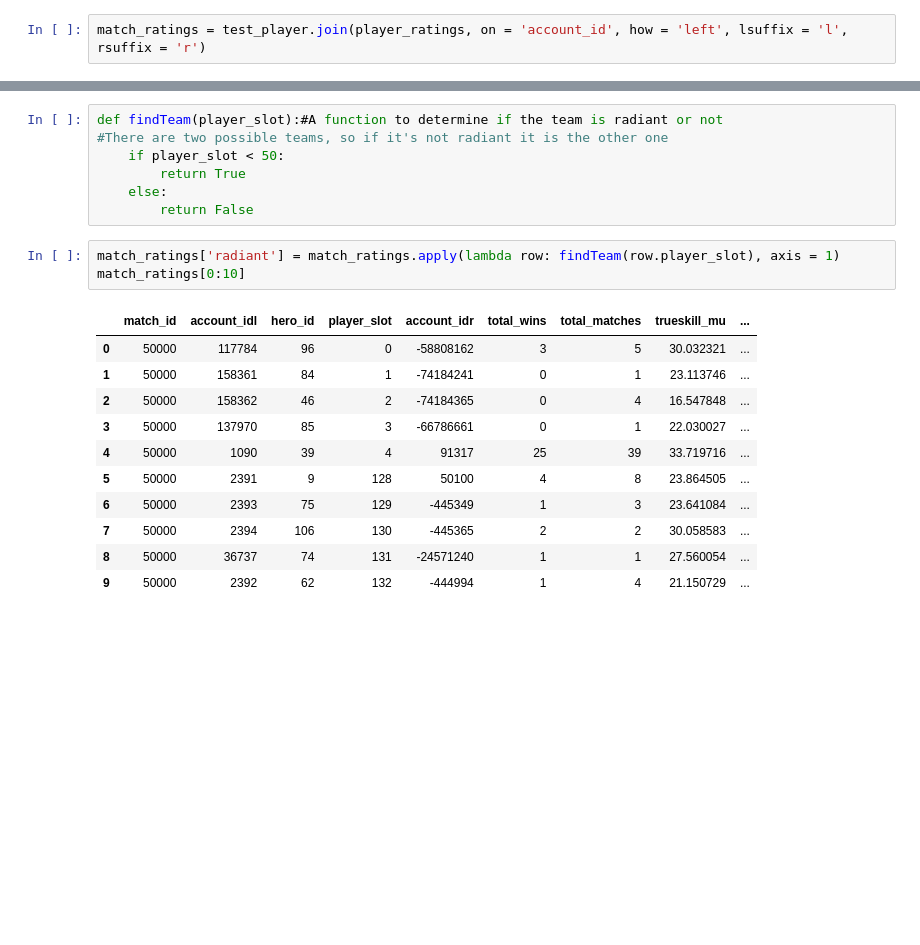
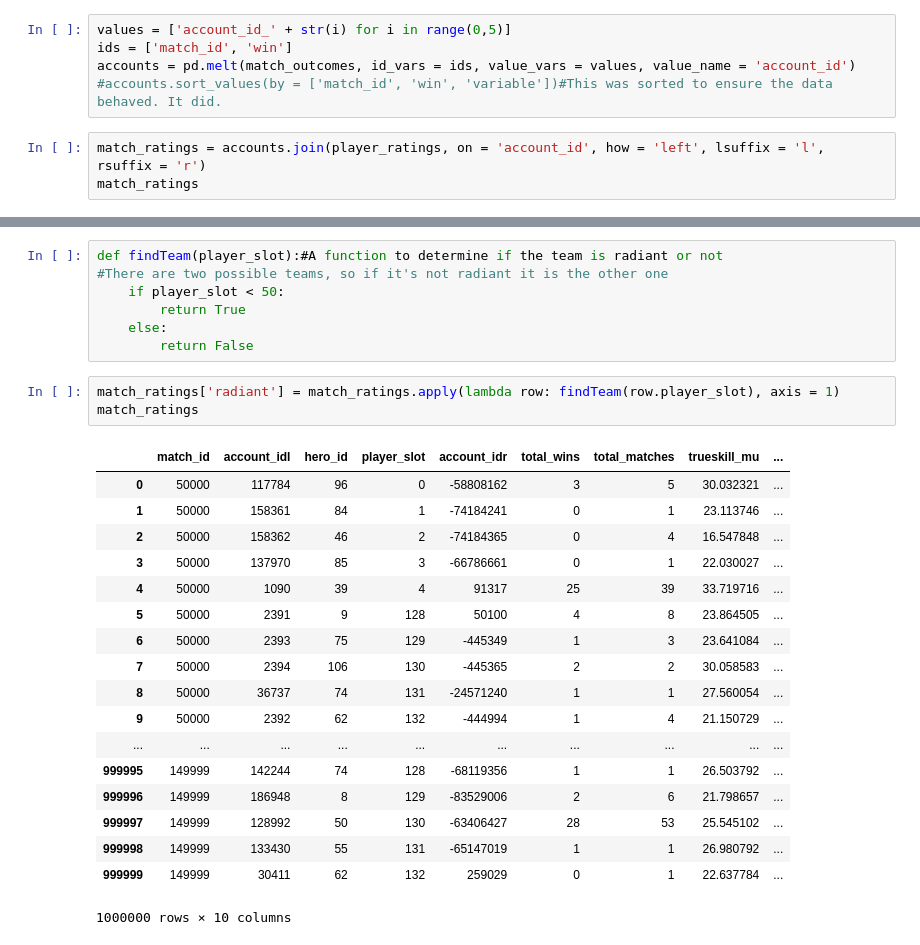
Before and after one commit to itsDZhang/Dota2__Data-Mining, a Jupyter notebook: lineReg.ipynb, the cells around one changed output, grey strips where cells are left out. Drawn from its saved outputs; the diff is of its cells as text; blank space fills up the shorter version.

```diff
--- a/lineReg.ipynb
+++ b/lineReg.ipynb
@@ -73,2 +73,8 @@ test_player[0:10]
+# %%
+values = ['account_id_' + str(i) for i in range(0,5)]
+ids = ['match_id', 'win']
+accounts = pd.melt(match_outcomes, id_vars = ids, value_vars = values, value_name = 'account_id')
+#accounts.sort_values(by = ['match_id', 'win', 'variable'])#This was sorted to ensure the data behaved. It did.
 # %%
-match_ratings = test_player.join(player_ratings, on = 'account_id', how = 'left', lsuffix = 'l', rsuffix = 'r')
+match_ratings = accounts.join(player_ratings, on = 'account_id', how = 'left', lsuffix = 'l', rsuffix = 'r')
+match_ratings
@@ -81,16 +106,23 @@ def findTeam(player_slot):#A function to determine if the team is radiant or not
         return False
 # %%
 match_ratings['radiant'] = match_ratings.apply(lambda row: findTeam(row.player_slot), axis = 1)
-match_ratings[0:10]
+match_ratings
 # %% [output]
 |  | match_id | account_idl | hero_id | player_slot | account_idr | total_wins | total_matches | trueskill_mu | ... |
 | 0 | 50000 | 117784 | 96 | 0 | -58808162 | 3 | 5 | 30.032321 | ... |
 | 1 | 50000 | 158361 | 84 | 1 | -74184241 | 0 | 1 | 23.113746 | ... |
 | 2 | 50000 | 158362 | 46 | 2 | -74184365 | 0 | 4 | 16.547848 | ... |
 | 3 | 50000 | 137970 | 85 | 3 | -66786661 | 0 | 1 | 22.030027 | ... |
 | 4 | 50000 | 1090 | 39 | 4 | 91317 | 25 | 39 | 33.719716 | ... |
 | 5 | 50000 | 2391 | 9 | 128 | 50100 | 4 | 8 | 23.864505 | ... |
 | 6 | 50000 | 2393 | 75 | 129 | -445349 | 1 | 3 | 23.641084 | ... |
 | 7 | 50000 | 2394 | 106 | 130 | -445365 | 2 | 2 | 30.058583 | ... |
 | 8 | 50000 | 36737 | 74 | 131 | -24571240 | 1 | 1 | 27.560054 | ... |
 | 9 | 50000 | 2392 | 62 | 132 | -444994 | 1 | 4 | 21.150729 | ... |
+| ... | ... | ... | ... | ... | ... | ... | ... | ... | ... |
+| 999995 | 149999 | 142244 | 74 | 128 | -68119356 | 1 | 1 | 26.503792 | ... |
+| 999996 | 149999 | 186948 | 8 | 129 | -83529006 | 2 | 6 | 21.798657 | ... |
+| 999997 | 149999 | 128992 | 50 | 130 | -63406427 | 28 | 53 | 25.545102 | ... |
+| 999998 | 149999 | 133430 | 55 | 131 | -65147019 | 1 | 1 | 26.980792 | ... |
+| 999999 | 149999 | 30411 | 62 | 132 | 259029 | 0 | 1 | 22.637784 | ... |
+1000000 rows × 10 columns
```
Also changed, not shown: parts of 9 cells of this notebook.
